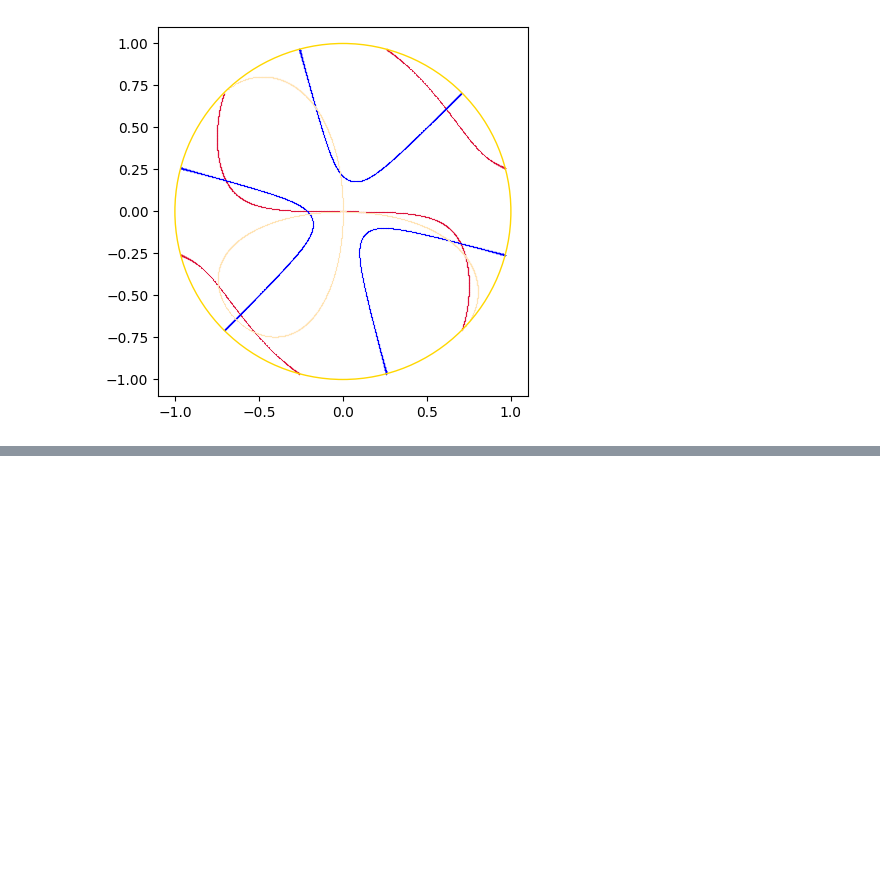
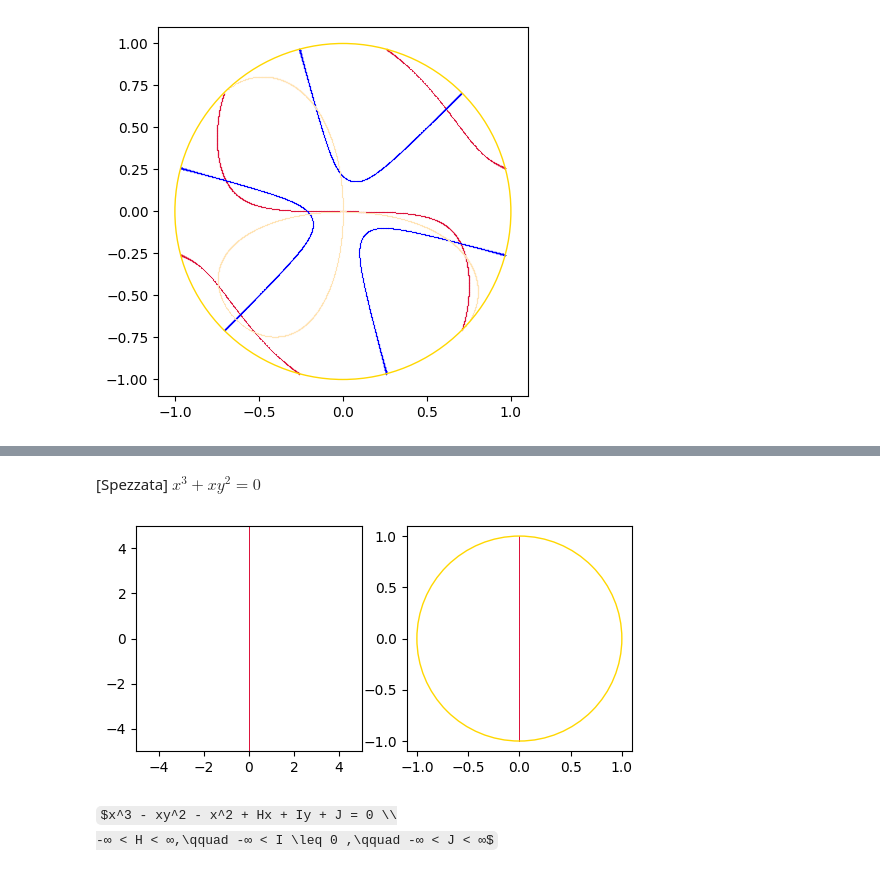
Before and after one commit to mirtorande/cubic-curve-projective-closure, a Jupyter notebook: ExperimentationStation.ipynb, the cells around one changed output, grey strips where cells are left out. Saved outputs shown, nothing was run; the diff lists cells and outputs as text; code cells hidden in the pictures; some formulas as TeX source; blank space fills up the shorter version.

```diff
--- a/ExperimentationStation.ipynb
+++ b/ExperimentationStation.ipynb
@@ -526,0 +527,9 @@ drawAffineAndProjected('1x^3 + 1xy^2 + 1')
+# %% [markdown]
+[Spezzata] $x^3 + xy^2 = 0$
+# %%
+drawAffineAndProjected('1x^3 + 1xy^2')
+# %% [output]
+[figure, added]
+# %% [markdown]
+$x^3 - xy^2 - x^2 + Hx + Iy + J = 0 \\
+-∞ < H < ∞,\qquad -∞ < I \leq 0 ,\qquad -∞ < J < ∞$
```
Also changed, not shown: parts of 64 cells of this notebook, 1 other file.
